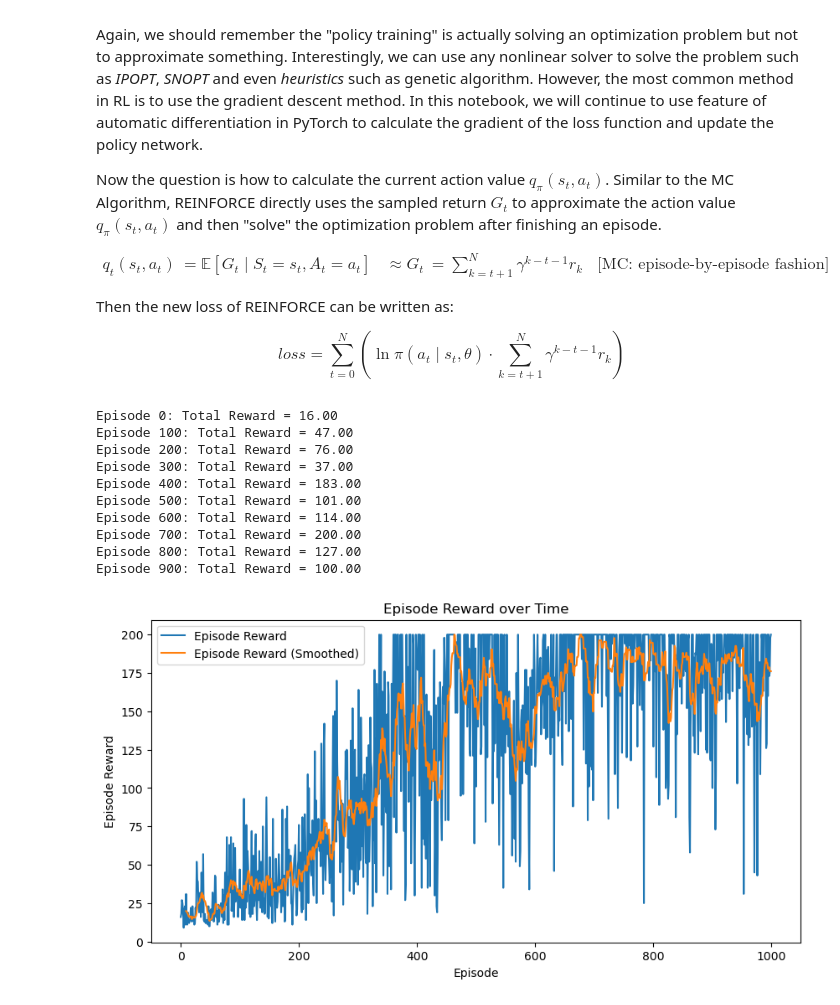
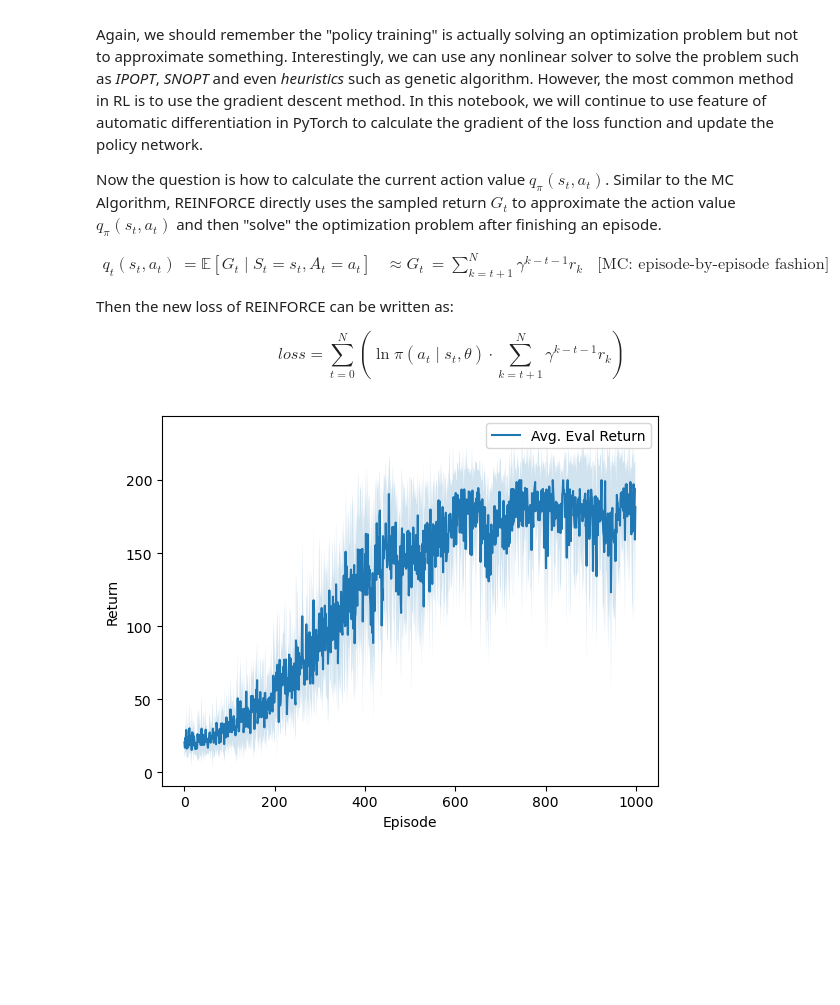
Before and after one commit to RanZhu1989/RL_PlayGround, a Jupyter notebook: Policy_Gradient/REINFORCE.ipynb, the cells around one changed output. Saved outputs shown, nothing was run; the diff lists cells and outputs as text; code cells hidden in the pictures; blank space fills up the shorter version.

```diff
--- a/Policy_Gradient/REINFORCE.ipynb
+++ b/Policy_Gradient/REINFORCE.ipynb
@@ -121,10 +122,10 @@ class Policy_Network(torch.nn.Module):
     """Softmax layer is not included in the network to avoid the gradient explosion in NN.
        The softmax operation is included in the get_action function."""
 
-    def __init__(self,obs_dim:int,action_dim:int) -> None:
+    def __init__(self,obs_dim:int,action_dim:int,hidden_size=64) -> None:
         super(Policy_Network, self).__init__()
-        self.fc1 = torch.nn.Linear(obs_dim,64)
-        self.fc2 = torch.nn.Linear(64,action_dim)
+        self.fc1 = torch.nn.Linear(obs_dim,hidden_size)
+        self.fc2 = torch.nn.Linear(hidden_size,action_dim)
 
     def forward(self,x:torch.tensor) -> torch.tensor:
         x = F.relu(self.fc1(x))
@@ -244,23 +250,24 @@ class TrainManager():
 # %%
 env = gym.make('CartPole-v0')
-Manger = TrainManager(env = env,
+Manager = TrainManager(env = env,
                     episode_num = 1000,
+                    eval_iters = 10,
                     lr = 1e-3,
                     gamma = 0.98,
                     seed = 0,
                     my_device = "cpu"
                     )
-Manger.train()
-Manger.plotting(smoothing_window=10)
+Manager.train()
-# %% [output]
-Episode 0: Total Reward = 16.00
-Episode 100: Total Reward = 47.00
-Episode 200: Total Reward = 76.00
-Episode 300: Total Reward = 37.00
-Episode 400: Total Reward = 183.00
-Episode 500: Total Reward = 101.00
-Episode 600: Total Reward = 114.00
-Episode 700: Total Reward = 200.00
-Episode 800: Total Reward = 127.00
-Episode 900: Total Reward = 100.00
-[figure, removed]
+# %%
+'''Plotting eval results'''
+Manager.eval_rewards = np.array(Manager.eval_rewards)
+means = np.mean(Manager.eval_rewards,axis=-1)
+stds = np.std(Manager.eval_rewards,axis=-1)
+plt.plot(means,label="Avg. Eval Return")
+plt.fill_between(np.arange(len(means)),means-stds,means+stds,alpha=0.2)
+plt.xlabel("Episode")
+plt.ylabel("Return")
+plt.legend()
+plt.show()
+# %% [output]
+[figure, added]
```
Also changed, not shown: parts of 2 cells of this notebook, 28 other files.
